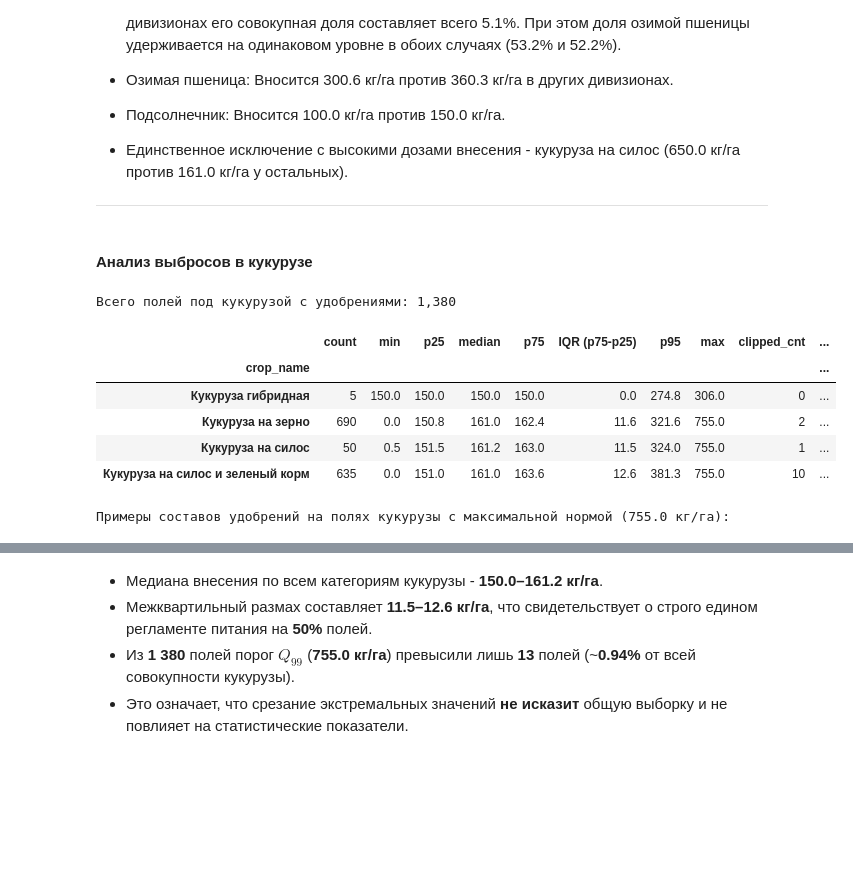
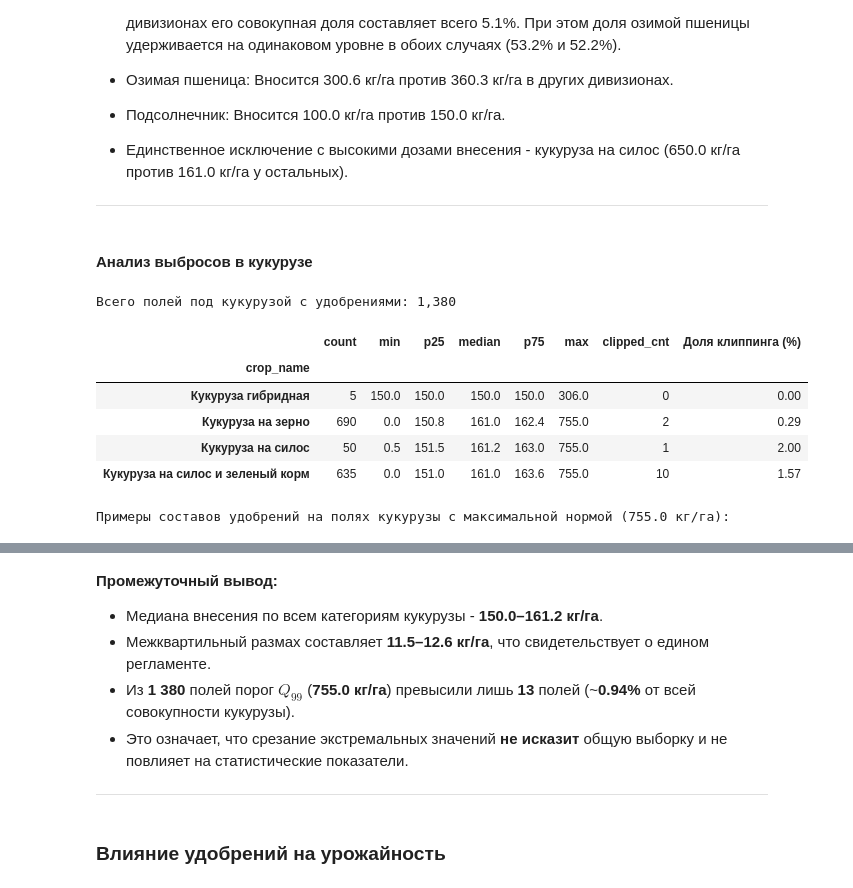
Before and after one commit to Bleckeid/stab, a Jupyter notebook: fields_stab_notebook.ipynb, the cells around one changed output, grey strips where cells are left out. Drawn from its saved outputs; the diff is of its cells as text; code cells hidden in the pictures; blank space fills up the shorter version.

```diff
--- a/fields_stab_notebook.ipynb
+++ b/fields_stab_notebook.ipynb
@@ -3936,8 +4113,8 @@ display(top_fert_kras)
 - Единственное исключение с высокими дозами внесения - кукуруза на силос (650.0 кг/га против 161.0 кг/га у остальных).
 
 ---
-# %% [markdown]
-#### Анализ выбросов в кукурузе
+# %% [markdown]
+#### Анализ выбросов в кукурузе
 # %%
 # Срез по всем разновидностям кукурузы с удобрениями
 corn_df = df_merged_study[
@@ -3956,55 +4133,51 @@ corn_stats = (
         p25=lambda x: x.quantile(0.25),
         median="median",
         p75=lambda x: x.quantile(0.75),
-        p95=lambda x: x.quantile(0.95),
         max="max",
         clipped_cnt=lambda x: (x >= Q99_FERT).sum(),
     )
     .round(1)
 )
 
-corn_stats["IQR (p75-p25)"] = (corn_stats["p75"] - corn_stats["p25"]).round(1)
 corn_stats["Доля клиппинга (%)"] = (
     (corn_stats["clipped_cnt"] / corn_stats["count"]) * 100
 ).round(2)
 
 display(
     corn_stats[
         [
             "count",
             "min",
             "p25",
             "median",
             "p75",
-            "IQR (p75-p25)",
-            "p95",
             "max",
             "clipped_cnt",
             "Доля клиппинга (%)",
         ]
     ]
 )
 
 # Проверка составов удобрений на полях кукурузы с клиппингом
 corn_clipped = corn_df[corn_df["fert_norma_ha"] >= Q99_FERT]
 if len(corn_clipped) > 0:
   print(
       f"\nПримеры составов удобрений на полях кукурузы с максимальной нормой"
       f" ({Q99_FERT} кг/га):"
   )
   display(
       corn_clipped[
           ["crop_name", "division", "fert_norma_ha", "fertilizers_list"]
       ].head(10)
   )
 # %% [output]
 Всего полей под кукурузой с удобрениями: 1,380
-|  | count | min | p25 | median | p75 | IQR (p75-p25) | p95 | max | clipped_cnt | ... |
-| crop_name |  |  |  |  |  |  |  |  |  | ... |
-| Кукуруза гибридная | 5 | 150.0 | 150.0 | 150.0 | 150.0 | 0.0 | 274.8 | 306.0 | 0 | ... |
-| Кукуруза на зерно | 690 | 0.0 | 150.8 | 161.0 | 162.4 | 11.6 | 321.6 | 755.0 | 2 | ... |
-| Кукуруза на силос | 50 | 0.5 | 151.5 | 161.2 | 163.0 | 11.5 | 324.0 | 755.0 | 1 | ... |
-| Кукуруза на силос и зеленый корм | 635 | 0.0 | 151.0 | 161.0 | 163.6 | 12.6 | 381.3 | 755.0 | 10 | ... |
+|  | count | min | p25 | median | p75 | max | clipped_cnt | Доля клиппинга (%) |
+| crop_name |  |  |  |  |  |  |  |  |
+| Кукуруза гибридная | 5 | 150.0 | 150.0 | 150.0 | 150.0 | 306.0 | 0 | 0.00 |
+| Кукуруза на зерно | 690 | 0.0 | 150.8 | 161.0 | 162.4 | 755.0 | 2 | 0.29 |
+| Кукуруза на силос | 50 | 0.5 | 151.5 | 161.2 | 163.0 | 755.0 | 1 | 2.00 |
+| Кукуруза на силос и зеленый корм | 635 | 0.0 | 151.0 | 161.0 | 163.6 | 755.0 | 10 | 1.57 |
 Примеры составов удобрений на полях кукурузы с максимальной нормой (755.0 кг/га):
 |  | crop_name | division | fert_norma_ha | fertilizers_list |
 | 898 | Кукуруза на силос и зеленый корм | Дивизион Север | 755.0 | Аммиачная селитра, Гумат калия Са... |
@@ -4018,7 +4191,13 @@ if len(corn_clipped) > 0:
 | 25587 | Кукуруза на силос и зеленый корм | Дивизион Центр | 755.0 | Аммиачная селитра, Гумат калия Са... |
 | 25759 | Кукуруза на зерно | Дивизион Центр | 755.0 | Аммиачная селитра, Аммоний молибд... |
 # %% [markdown]
+**Промежуточный вывод:**
+
 - Медиана внесения по всем категориям кукурузы - **150.0–161.2 кг/га**.
-- Межквартильный размах составляет **11.5–12.6 кг/га**, что свидетельствует о строго едином регламенте питания на **50%** полей.
+- Межквартильный размах составляет **11.5–12.6 кг/га**, что свидетельствует о едином регламенте.
 - Из **1 380** полей порог $Q_{99}$ (**755.0 кг/га**) превысили лишь **13** полей (~**0.94%** от всей совокупности кукурузы).
 - Это означает, что срезание экстремальных значений **не исказит** общую выборку и не повлияет на статистические показатели.
+
+---
+# %% [markdown]
+### Влияние удобрений на урожайность
```
Also changed, not shown: parts of 21 cells of this notebook.
